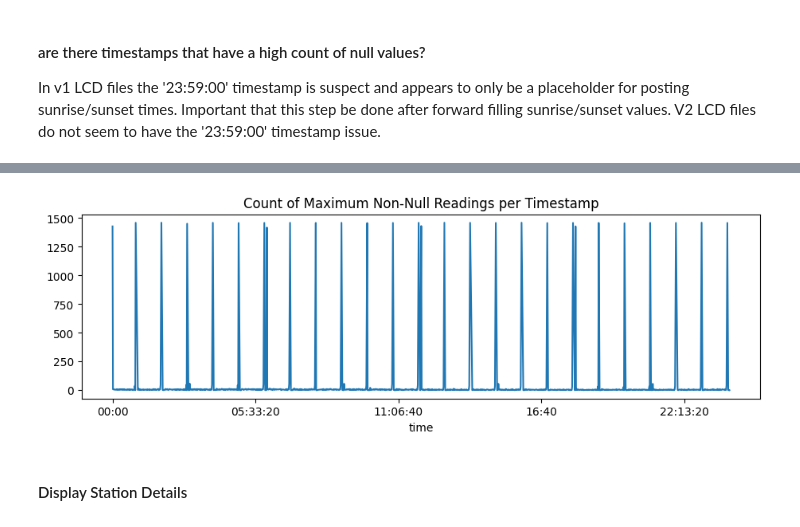
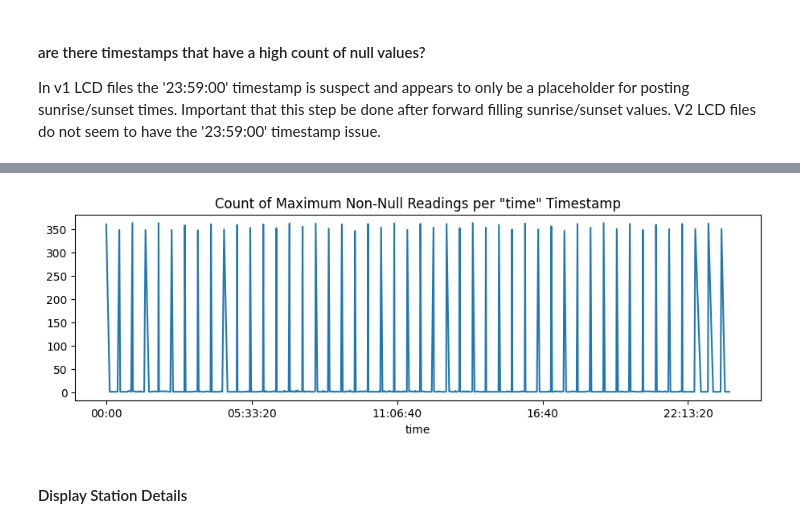
Before and after one commit to emskiphoto/noaa-weather-hourly, a Jupyter notebook: dev/noaa-weather-hourly.ipynb, the cells around one changed output, grey strips where cells are left out. Drawn from its saved outputs; the diff is of its cells as text; code cells hidden in the pictures.

```diff
--- a/dev/noaa-weather-hourly.ipynb
+++ b/dev/noaa-weather-hourly.ipynb
@@ -203,8 +209,8 @@ for file_ in files_lcd_input:
 #### Is 'DATE' available for every file in files_lcd_input?
 # %%
 # keep only files that have a 'DATE' column - otherwise where is this data supposed to go?
-files_usecols = {file_ : cols_ for file_, cols_ in files_columns.items() if 'DATE' in cols_}
-# files_usecols
+files_usecols = {file_ : cols_ for file_, cols_ in files_columns.items()
+                 if 'DATE' in cols_}
 # %% [markdown]
 #### Keep only files that have at least one cols_data column
 # %%
@@ -274,3 +279,4 @@ station_lcd, station_wban
 # %%
 # remove 'STATION', 'REPORT_TYPE', 'SOURCE' columns - not needed anymore
-df.drop(columns=['STATION', 'REPORT_TYPE', 'SOURCE'], inplace=True, errors='ignore')
+df.drop(columns=['STATION', 'REPORT_TYPE', 'SOURCE'],
+        inplace=True, errors='ignore')
@@ -402,16 +394,0 @@ cols_dtypes = {k : v for k, v in cols_dtypes.items() if k in df.columns}
-# %%
-# enforce dtypes for df
-# does this need to be done on pre- df?  Is post- df processing enough?
-for col_, type_ in cols_dtypes.items():
-    if type_ == 'float64':
-        df[col_] = pd.to_numeric(df[col_], errors='coerce')
-        try:
-            df[col_] = df[col_].astype(type_)
-        except:
-            pass
-    elif type_ == 'Int64':
-        df[col_] = pd.to_numeric(df[col_], errors='coerce')
-        try:
-            df[col_] = df[col_].astype(type_)
-        except:
-            pass
@@ -436,2 +395,9 @@ dtype: object
+# %%
+for col_ in df.columns:
+    df[col_] = pd.to_numeric(df[col_], errors='coerce')
+    try:
+        df[col_] = df[col_].astype(float)
+    except:
+        pass
 # %% [markdown]
 #### Resolve duplicate datetime index values
@@ -526,9 +479,9 @@ test.groupby(test.index.time).sum()
 # %%
 if is_development:
     df.groupby(df.index.time).count().max(axis=1).sort_index().plot(figsize=(11,3),
-   title='Count of Maximum Non-Null Readings per Timestamp')
+   title='Count of Maximum Non-Null Readings per "time" Timestamp')
 # %% [output]
-[figure, old version]
+[figure, new version]
 # %%
 # df.loc[filter_nan_times]
 # %%
```
Also changed, not shown: parts of 117 cells of this notebook, 5 other files.
